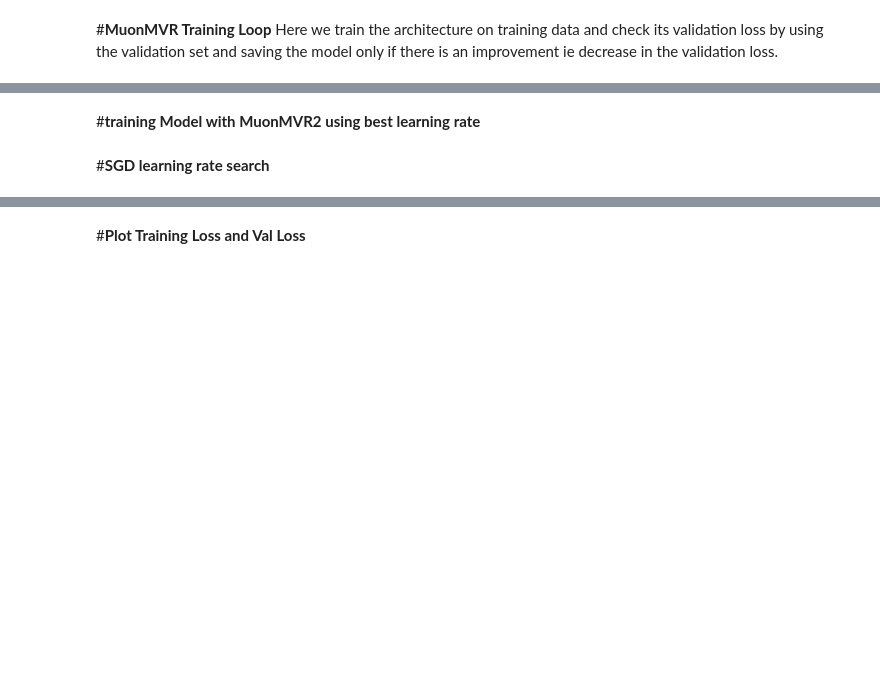
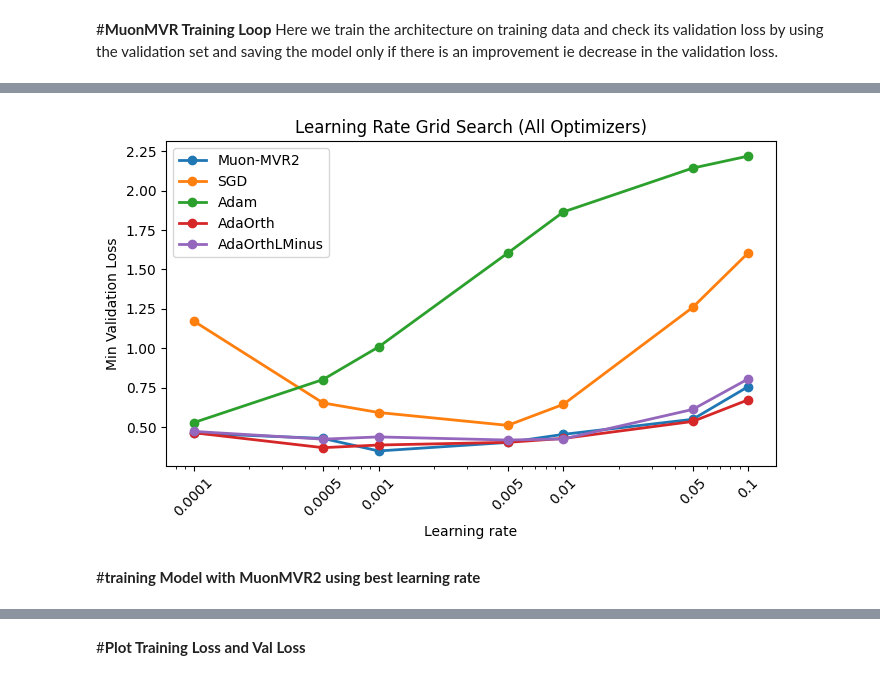
Before and after one commit to RayCyder/Intro, a Jupyter notebook: ResNet_Implementation_on_CIFAR10_2.ipynb, the cells around one changed output, grey strips where cells are left out. Drawn from its saved outputs; the diff is of its cells as text; code cells hidden in the pictures; blank space fills up the shorter version.

```diff
--- a/ResNet_Implementation_on_CIFAR10_2.ipynb
+++ b/ResNet_Implementation_on_CIFAR10_2.ipynb
@@ -164,9 +207,5 @@ if device == "cuda":
 # %% [output]
 Using device: cuda
-# %%
-from torchvision import datasets
-trainset_full = datasets.CIFAR10(root="./data", train=True, download=True)
-classes = trainset_full.classes
 # %%
 import time
 import torch
@@ -563,12 +592,6 @@ Adam
 MuonMVR2
 AdaOrth
  as Optimizer with momentum and weight decay specified by the research paper of **ON THE CONVERGENCE OF MUON AND BEYOND**
-# %%
-import torch.optim as optim
-# specify loss function (categorical cross-entropy)
-# specify optimizer
-# optimizer = optim.SGD(ResNet18.parameters(), lr=0.01, momentum=0.9, weight_decay=0.0001)
-criterion = nn.CrossEntropyLoss()
 # %% [markdown]
 #**AdaOrthL+ method:** similar like MuonMVR2 use two random batches to decrease noise
 
@@ -1021,0 +1149,48 @@ print(f"Best learning rate: {learning_rate}, Min val loss: {result_mvr2[min_inde
+# %%
+import numpy as np
+import matplotlib.pyplot as plt
+
+optimizers = {
+    "Muon-MVR2": MuonMVR2Optimizer,
+    "SGD": SGDOptimizer,
+    "Adam": AdamOptimizer,
+    "AdaOrth": AdaOrthOptimizer,
+    "AdaOrthLMinus": AdaOrthLMinusOptimizer,
+}
+
+# 运行 grid search，保存结果
+results = {}
+best = {}
+train_object_val = TrainModel(train_loader, val_loader, classes, epochs=10)
+learning_rates = [1e-4, 5e-4, 1e-3, 5e-3, 1e-2, 5e-2, 1e-1]
+
+for name, opt_fn in optimizers.items():
+    best_lr, losses = get_or_run_grid_search(
+    optimizer_name=name,
+    opt_fn=opt_fn,
+    random_seed=seed_seed,
+    learning_rates=learning_rates,
+    epochs=10,
+    cache_dir="cache_grid",
+    tag="resnet18_cifar10",
+    train_object = train_object_val
+)
+    results[name] = losses
+    best[name] = (best_lr, float(np.min(losses)))
+    print(f"[{name}] best lr = {best_lr}, min val loss = {best[name][1]:.6f}")
+
+# 画一张总图
+plt.figure(figsize=(7, 4.5))
+plt.xscale("log")
+plt.xlabel("Learning rate")
+plt.ylabel("Min Validation Loss")
+plt.title("Learning Rate Grid Search (All Optimizers)")
+plt.xticks(learning_rates, labels=[str(lr) for lr in learning_rates], rotation=45)
+
+for name, losses in results.items():
+    plt.plot(learning_rates, losses, marker="o", linewidth=2, label=name)
+
+plt.legend()
+plt.tight_layout()
+plt.show()
+# %% [output]
@@ -1022,2 +1207,3 @@ print(f"Best learning rate: {learning_rate}, Min val loss: {result_mvr2[min_inde
+[figure, added]
 # %% [markdown]
 #**training Model with MuonMVR2 using best learning rate**
@@ -1029,2 +1209,0 @@ losses_mvr2, mvr2_acc, losses_mvr2_val, mvr2_acc_val, mvr2_time_cost = train_onc
-# %% [markdown]
-#**SGD learning rate search**
```
Also changed, not shown: parts of 51 cells of this notebook.
